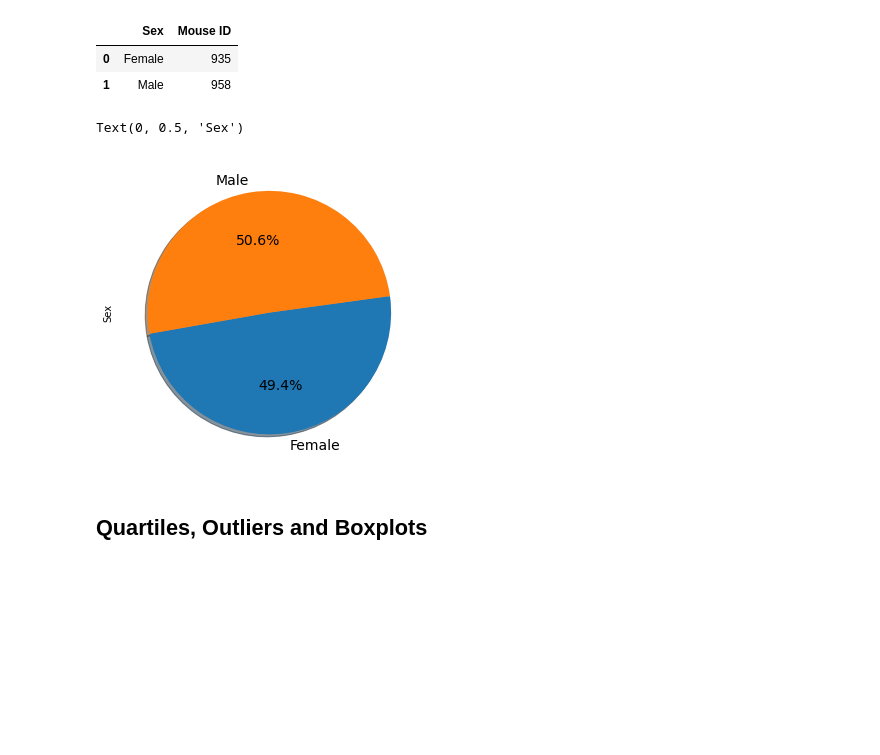
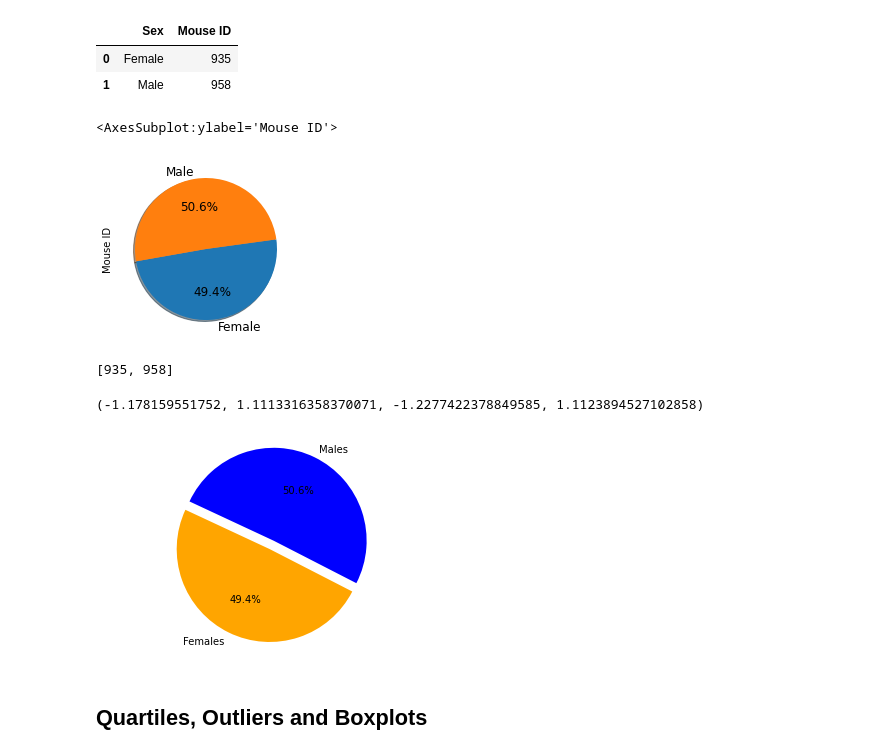
Before and after one commit to thompsle154/Matplotlib---The-Power-of-Plots, a Jupyter notebook: pymaceuticals_Leanne.ipynb, the cells around one changed output. Saved outputs shown, nothing was run; the diff lists cells and outputs as text; code cells hidden in the pictures; blank space fills up the shorter version.

Commit message:
second pie plot

```diff
--- a/pymaceuticals_Leanne.ipynb
+++ b/pymaceuticals_Leanne.ipynb
@@ -218,15 +218,13 @@ gender_df.head()
 | 0 | Female | 935 |
 | 1 | Male | 958 |
 # %%
-# Generate a pie plot showing the distribution of female versus male mice using pyplot
-plt.figure(figsize= (12,6))
-ax1 = plt.subplot(121,aspect="equal")
-gender_df.plot(kind="pie", y = "Mouse ID", ax=ax1, autopct='%1.1f%%',
-    startangle=190, shadow=True, labels=gender_df["Sex"], legend = False, fontsize=14)
+# Generate a pie plot
 
-plt.ylabel("Sex")
+ax1 = plt.subplot(121,aspect='equal')
+gender_df.plot(kind='pie', y = "Mouse ID", figsize= (7,7), ax=ax1, autopct='%1.1f%%',
+    startangle=190, shadow=True, labels=gender_df["Sex"], legend = False, fontsize=12)
 # %% [output]
-Text(0, 0.5, 'Sex')
+<AxesSubplot:ylabel='Mouse ID'>
-[figure, old version]
+[figure, new version]
 # %%
 plt.clf()
@@ -234 +231,7 @@ plt.cla()
 plt.close()
+# %%
+# Generate a pie plot showing the distribution of female versus male mice using pyplot
+gender_count = (combined_data_df.groupby(['Sex'])['Age_months'].count()).tolist()
+gender_count
+# %% [output]
+[935, 958]
@@ -235,3 +242,10 @@ plt.close()
+# %%
+#Building the pie plot
+plt.pie(gender_count, explode=explode, labels=labels, colors=colors, autopct="%1.1f%%", startangle=155)
+plt.axis("equal")
+# %% [output]
+(-1.178159551752, 1.1113316358370071, -1.2277422378849585, 1.1123894527102858)
+[figure, added]
 # %% [markdown]
 ## Quartiles, Outliers and Boxplots
 # %%
```
Also changed, not shown: parts of 4 cells of this notebook.
